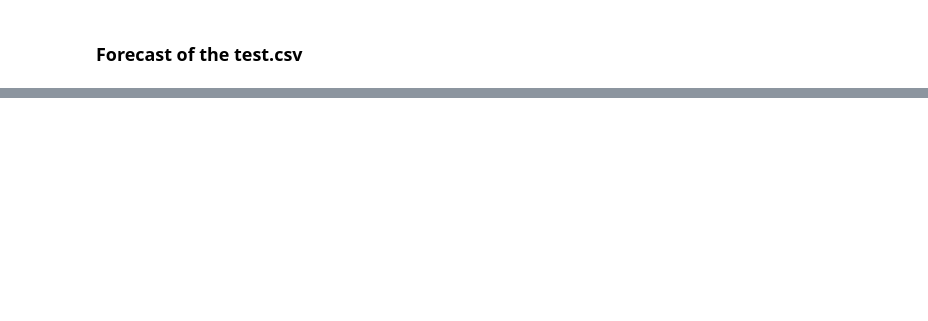
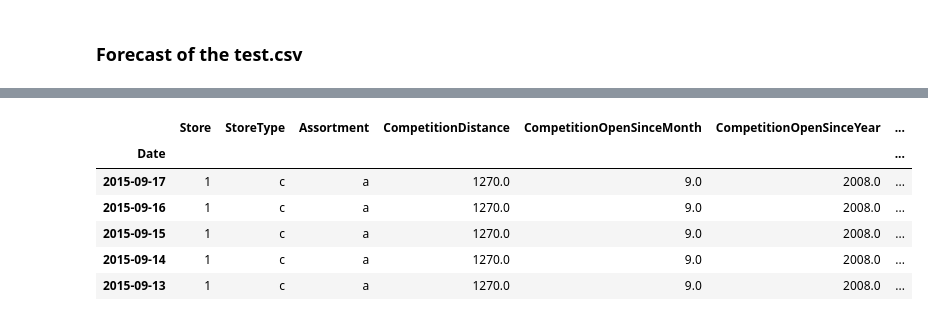
Before and after one commit to Dark2003fire/ML-Business-Case-Project, a Jupyter notebook: notebooks/Random_Forest_Model.ipynb, the cells around one changed output, grey strips where cells are left out. Cells and saved outputs as stored; diff of their text form; code cells hidden in the pictures; blank space fills up the shorter version.

```diff
--- a/notebooks/Random_Forest_Model.ipynb
+++ b/notebooks/Random_Forest_Model.ipynb
@@ -696,5 +700,0 @@ time: 34.9 ms (started: 2021-01-19 13:22:06 +00:00)
-# %%
-test_data.reset_index(inplace=True)
-test_data = test_data.merge(extract_data, on=['Date', 'Store'])
-test_data.drop(columns='Id', inplace=True)
-test_data.head()
@@ -704,5 +701,13 @@ time: 13.6 ms (started: 2021-01-19 13:22:11 +00:00)
 # %%
 combined_test_data = store_data.merge(test_data, on=['Store'])
 combined_test_data.drop(columns = 'PromoInterval', inplace=True)
 combined_test_data.set_index('Date', inplace=True)
-combined_test_data
+combined_test_data.head()
+# %% [output]
+|  | Store | StoreType | Assortment | CompetitionDistance | CompetitionOpenSinceMonth | CompetitionOpenSinceYear | ... |
+| Date |  |  |  |  |  |  | ... |
+| 2015-09-17 | 1 | c | a | 1270.0 | 9.0 | 2008.0 | ... |
+| 2015-09-16 | 1 | c | a | 1270.0 | 9.0 | 2008.0 | ... |
+| 2015-09-15 | 1 | c | a | 1270.0 | 9.0 | 2008.0 | ... |
+| 2015-09-14 | 1 | c | a | 1270.0 | 9.0 | 2008.0 | ... |
+| 2015-09-13 | 1 | c | a | 1270.0 | 9.0 | 2008.0 | ... |
```
Also changed, not shown: parts of 88 cells of this notebook.
